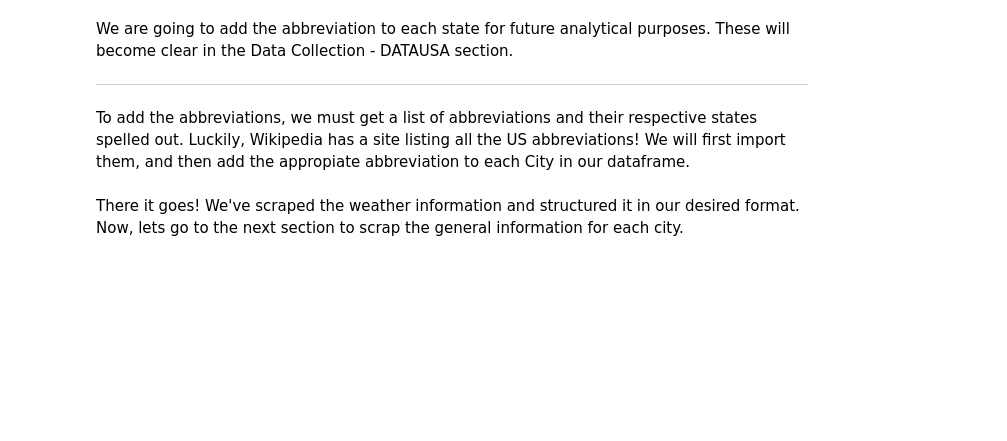
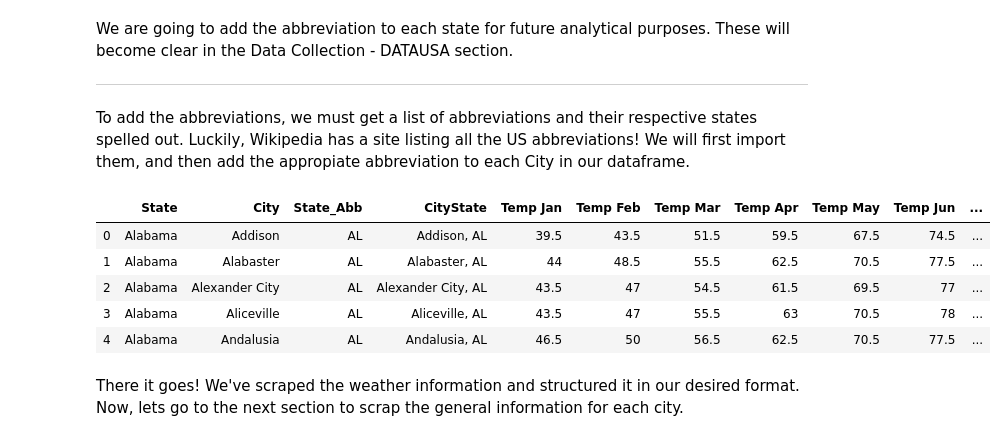
Before and after one commit to eliasmelul/finding_schitts, a Jupyter notebook: weather_data_FMSC.ipynb, the cells around one changed output. Saved outputs shown, nothing was run; the diff lists cells and outputs as text; code cells hidden in the pictures; blank space fills up the shorter version.

```diff
--- a/weather_data_FMSC.ipynb
+++ b/weather_data_FMSC.ipynb
@@ -226,13 +226,11 @@ def get_weather(state, city, url):
     temp_low = temp_low[0:12]
     precip = soup.find_all("td",{"class":"text-right"})
     precip = [i.get_text() for i in precip]
-    precip = precip[12:18]+precip[30:]
-    precip = precip[0:12]
+    precip = precip[12:18]+precip[30:36]
     swing = [float(temp_high[i])-float(temp_low[i]) for i in range(0,len(temp_high))]
     avg_day = [(float(temp_high[i])+float(temp_low[i]))/2 for i in range(0,len(temp_high))]
-    ava = avg_day+swing
-    df = pd.DataFrame(ava, index = ['Temp Jan','Temp Feb','Temp Mar','Temp Apr','Temp May','Temp Jun','Temp Jul','Temp Aug','Temp Sep','Temp Oct','Temp Nov','Temp Dec',
-                                     'Swing Jan','Swing Feb','Swing Mar','Swing Apr','Swing May','Swing Jun','Swing Jul','Swing Aug','Swing Sep','Swing Oct','Swing Nov','Swing Dec'])
+    ava = avg_day+swing+precip
+    df = pd.DataFrame(ava, index = ['Temp Jan','Temp Feb','Temp Mar','Temp Apr','Temp May','Temp Jun','Temp Jul','Temp Aug','Temp Sep','Temp Oct','Temp Nov','Temp Dec','Swing Jan','Swing Feb','Swing Mar','Swing Apr','Swing May','Swing Jun','Swing Jul','Swing Aug','Swing Sep','Swing Oct','Swing Nov','Swing Dec','Precip Jan','Precip Feb','Precip Mar','Precip Apr','Precip May','Precip Jun','Precip Jul','Precip Aug','Precip Sep','Precip Oct','Precip Nov','Precip Dec'])
     df = df.transpose()
     df['State'] = state
     df['City'] = city
@@ -244,8 +244,11 @@ get_weather('Florida','Apalachicola','https://www.usclimatedata.com/climate/addi
 # %%
 all_weather_df = pd.DataFrame()
 for i, row in state_city_df.iterrows():
-    newweather = get_weather(row.State, row.City, row.url_city)
-    all_weather_df = all_weather_df.append(newweather, ignore_index=True)
+    try:
+        newweather = get_weather(row.State, row.City, row.url_city)
+        all_weather_df = all_weather_df.append(newweather, ignore_index=True)
+    except:
+        pass
 # %%
 print(all_weather_df.shape)
 all_weather_df.head()
@@ -278,3 +281,12 @@ weatherCity_df['CityState'] = [row.City+", "+row.State_Abb for i, row in weather
 cols = weatherCity_df.columns.tolist()
 cols = cols[-4:]+cols[:-4]
 weatherCity_df = weatherCity_df[cols]
+# %%
+weatherCity_df.head()
+# %% [output]
+|  | State | City | State_Abb | CityState | Temp Jan | Temp Feb | Temp Mar | Temp Apr | Temp May | Temp Jun | ... |
+| 0 | Alabama | Addison | AL | Addison, AL | 39.5 | 43.5 | 51.5 | 59.5 | 67.5 | 74.5 | ... |
+| 1 | Alabama | Alabaster | AL | Alabaster, AL | 44 | 48.5 | 55.5 | 62.5 | 70.5 | 77.5 | ... |
+| 2 | Alabama | Alexander City | AL | Alexander City, AL | 43.5 | 47 | 54.5 | 61.5 | 69.5 | 77 | ... |
+| 3 | Alabama | Aliceville | AL | Aliceville, AL | 43.5 | 47 | 55.5 | 63 | 70.5 | 78 | ... |
+| 4 | Alabama | Andalusia | AL | Andalusia, AL | 46.5 | 50 | 56.5 | 62.5 | 70.5 | 77.5 | ... |
```
Also changed, not shown: parts of 6 cells of this notebook.
